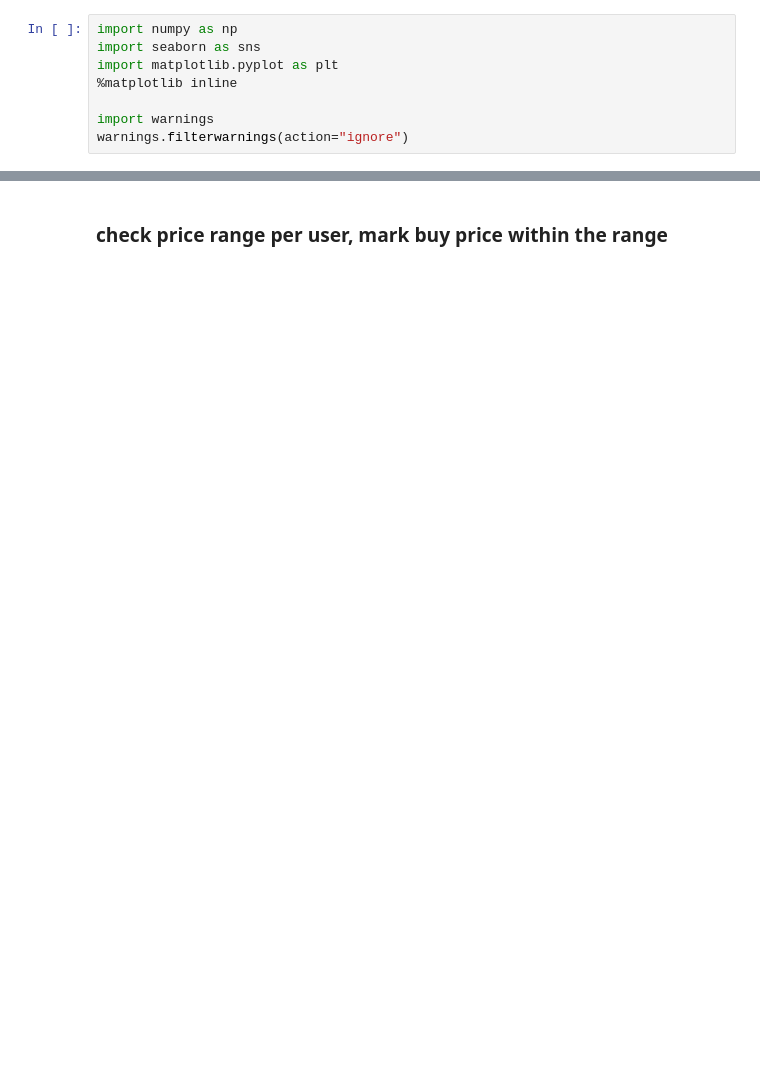
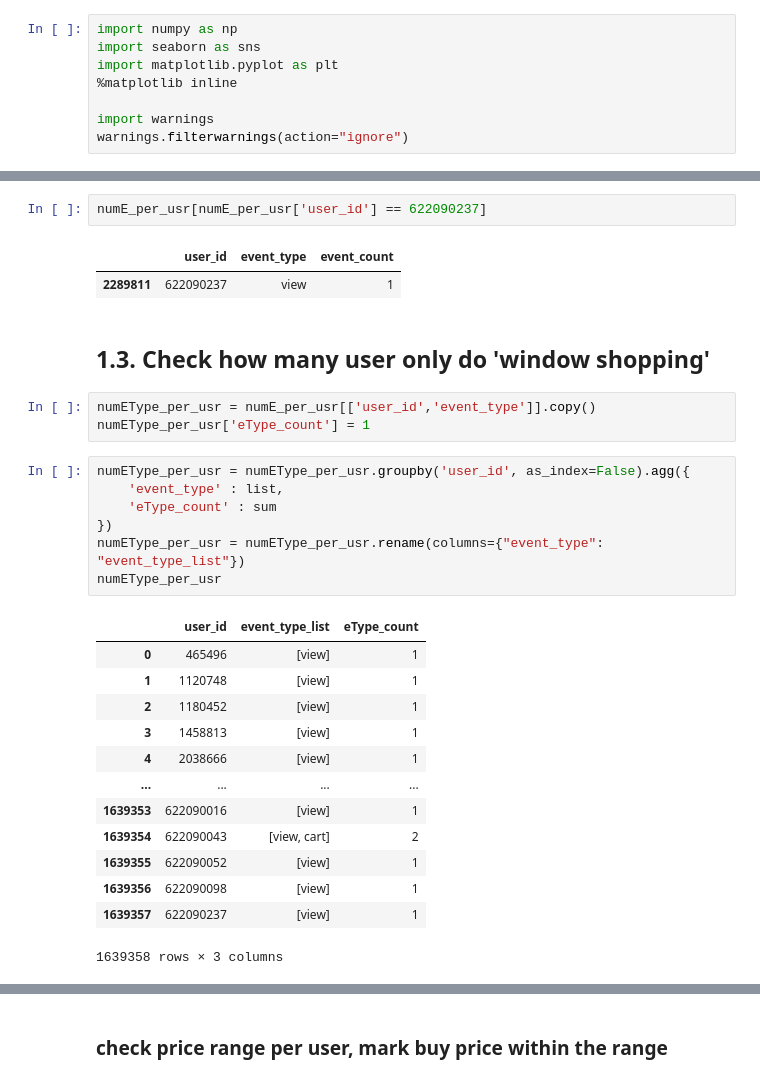
Before and after one commit to happykygo/GNN-eCommerce, a Jupyter notebook: notebooks/eda.ipynb, the cells around one changed output, grey strips where cells are left out. Cells and saved outputs as stored; diff of their text form; blank space fills up the shorter version.

```diff
--- a/notebooks/eda.ipynb
+++ b/notebooks/eda.ipynb
@@ -165,0 +191,31 @@ Name: event_type, Length: 2289812, dtype: int64
+# %%
+numE_per_usr[numE_per_usr['user_id'] == 622090237]
+# %% [output]
+|  | user_id | event_type | event_count |
+| 2289811 | 622090237 | view | 1 |
+# %% [markdown]
+## 1.3. Check how many user only do 'window shopping'
+# %%
+numEType_per_usr = numE_per_usr[['user_id','event_type']].copy()
+numEType_per_usr['eType_count'] = 1
+# %%
+numEType_per_usr = numEType_per_usr.groupby('user_id', as_index=False).agg({
+    'event_type' : list,
+    'eType_count' : sum
+})
+numEType_per_usr = numEType_per_usr.rename(columns={"event_type": "event_type_list"})
+numEType_per_usr
+# %% [output]
+|  | user_id | event_type_list | eType_count |
+| 0 | 465496 | [view] | 1 |
+| 1 | 1120748 | [view] | 1 |
+| 2 | 1180452 | [view] | 1 |
+| 3 | 1458813 | [view] | 1 |
+| 4 | 2038666 | [view] | 1 |
+| ... | ... | ... | ... |
+| 1639353 | 622090016 | [view] | 1 |
+| 1639354 | 622090043 | [view, cart] | 2 |
+| 1639355 | 622090052 | [view] | 1 |
+| 1639356 | 622090098 | [view] | 1 |
+| 1639357 | 622090237 | [view] | 1 |
+1639358 rows × 3 columns
```
Also changed, not shown: parts of 41 cells of this notebook, 3 other files.
